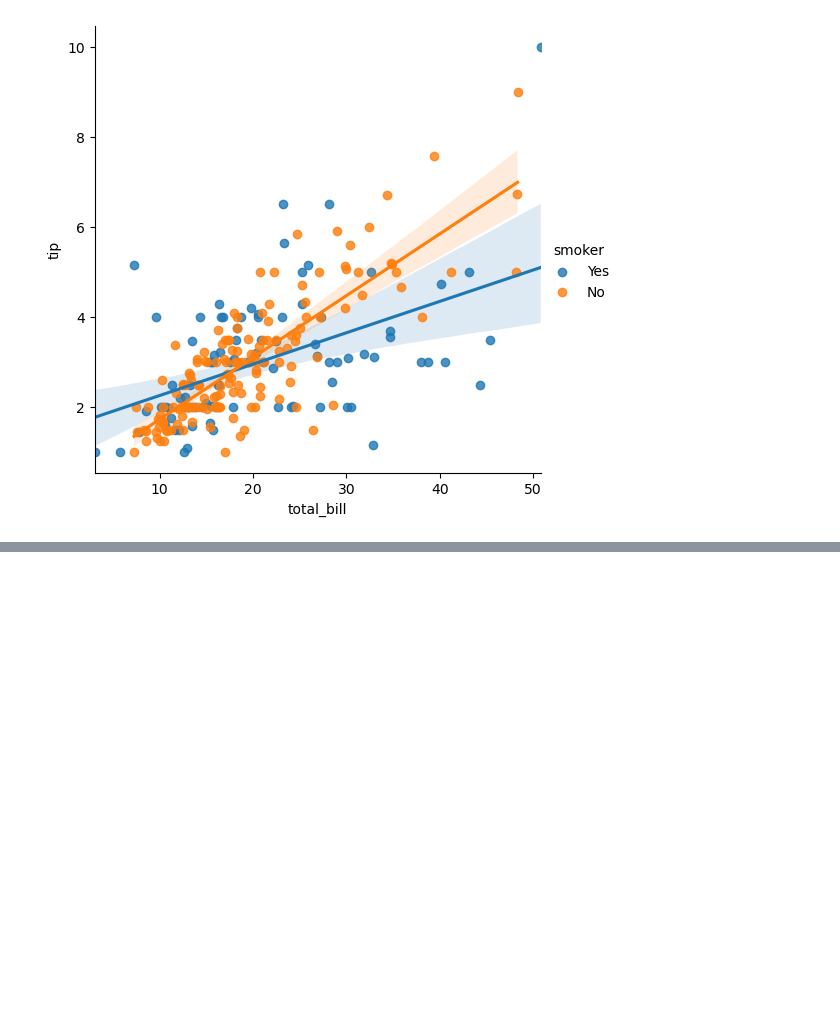
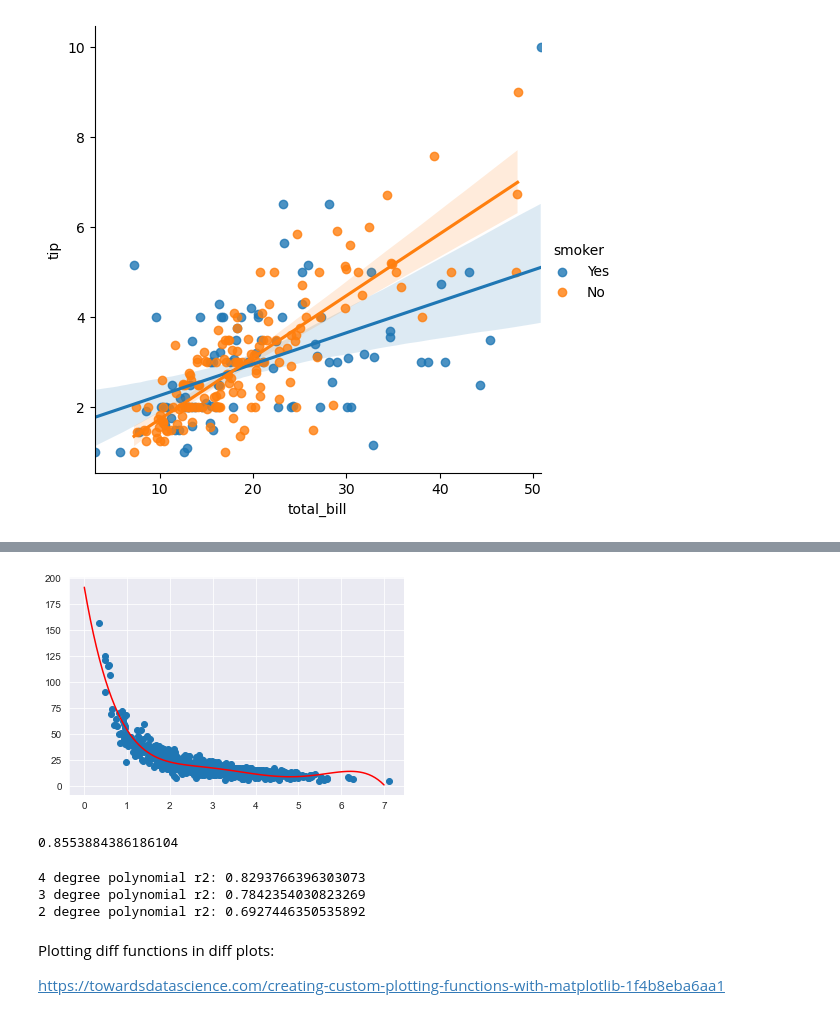
Before and after one commit to Ozxahmed/ML_DS_DL_Udemy_Course, a Jupyter notebook: s3_predictive_models.ipynb, the cells around one changed output, grey strips where cells are left out. Drawn from its saved outputs; the diff is of its cells as text; code cells hidden in the pictures; blank space fills up the shorter version.

```diff
--- a/s3_predictive_models.ipynb
+++ b/s3_predictive_models.ipynb
@@ -124,0 +177,35 @@ sns.lmplot(data=tips, x='total_bill', y='tip', hue='smoker');
+# %%
+x = np.array(pageSpeeds)
+y = np.array(purchaseAmount)
+
+order = 5
+
+polyfit = np.poly1d(np.polyfit(x, y, order))
+
+xp = np.linspace(0, 7, 100)
+plt.scatter(x, y)
+plt.plot(xp, polyfit(xp), c='r');
+# %% [output]
+[figure, added]
+# %%
+r2 = r2_score(y,polyfit(x))
+r2
+# %% [output]
+0.8553884386186104
+# %%
+def polyfit(order):
+    while order > 1:
+        polyfit = np.poly1d(np.polyfit(x,y,order))
+        r2 = r2_score(y,polyfit(x))
+        print(f'{order} degree polynomial r2: {r2}')
+        order -= 1
+
+polyfit(4)
+# %% [output]
+4 degree polynomial r2: 0.8293766396303073
+3 degree polynomial r2: 0.7842354030823269
+2 degree polynomial r2: 0.6927446350535892
+# %% [markdown]
+Plotting diff functions in diff plots:
+
+https://towardsdatascience.com/creating-custom-plotting-functions-with-matplotlib-1f4b8eba6aa1
```
Also changed, not shown: parts of 13 cells of this notebook, 1 other file.
